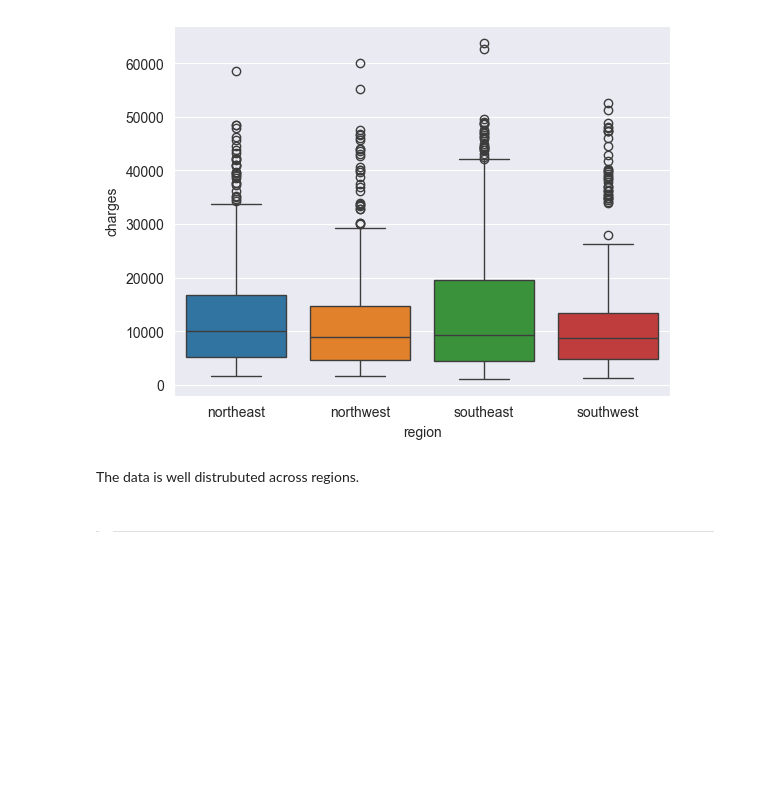
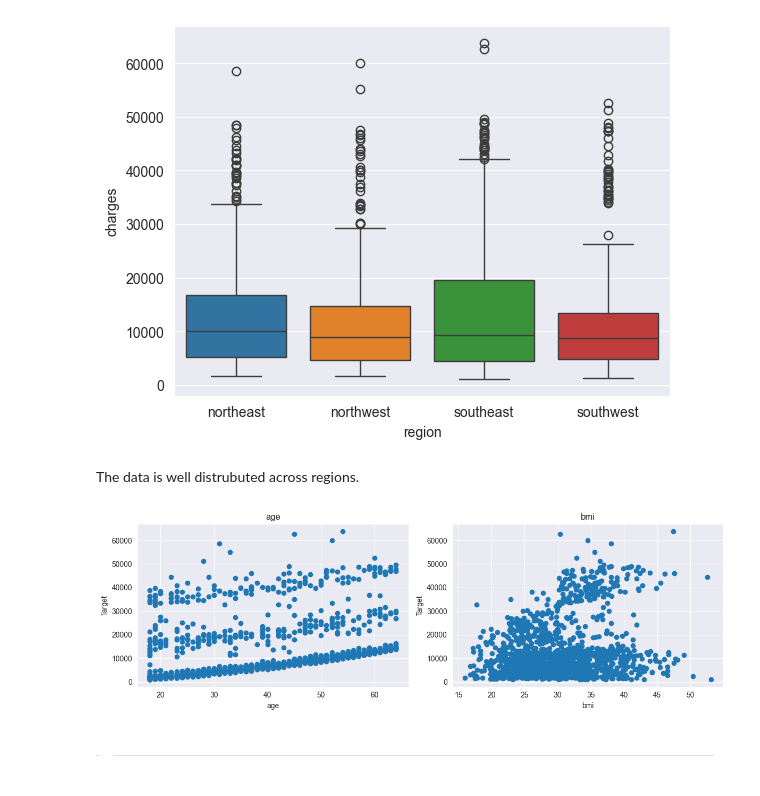
Before and after one commit to yashdeshpandex1/Smoothing_Splines_on_Medical_cost_data, a Jupyter notebook: medical_cost.ipynb, the cells around one changed output. Drawn from its saved outputs; the diff is of its cells as text; code cells hidden in the pictures; blank space fills up the shorter version.

```diff
--- a/medical_cost.ipynb
+++ b/medical_cost.ipynb
@@ -19,6 +19,8 @@ df.head()
 | 2 | 28 | male | 33.000 | 3 | no | southeast | 4449.46200 |
 | 3 | 33 | male | 22.705 | 0 | no | northwest | 21984.47061 |
 | 4 | 32 | male | 28.880 | 0 | no | northwest | 3866.85520 |
+# %%
+num_cols = ['age', 'bmi']
 # %%
 df.describe()
 # %% [output]
@@ -192,6 +194,21 @@ plt.show()
 [figure]
 # %% [markdown]
 The data is well distrubuted across regions.
+# %%
+n = len(num_cols)
+
+fig, axes = plt.subplots(1, n, figsize=(6*n, 4))
+
+for idx, col in enumerate(num_cols):
+    axes[idx].scatter(df[col], y)
+    axes[idx].set_title(col)
+    axes[idx].set_xlabel(col)
+    axes[idx].set_ylabel('Target')
+
+plt.tight_layout()
+plt.show()
+# %% [output]
+[figure, added]
 # %% [markdown]
 > ---
 # %% [markdown]
```
Also changed, not shown: parts of 10 cells of this notebook.
